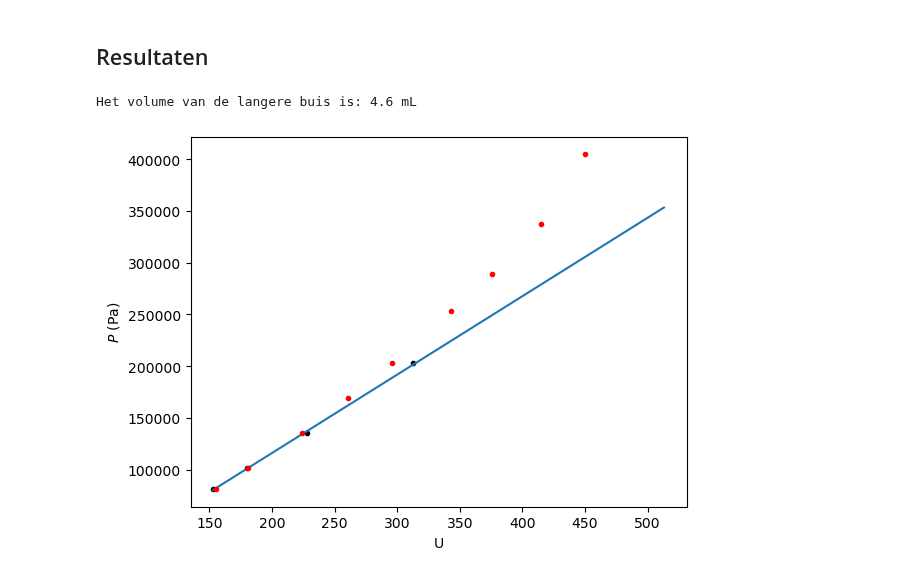
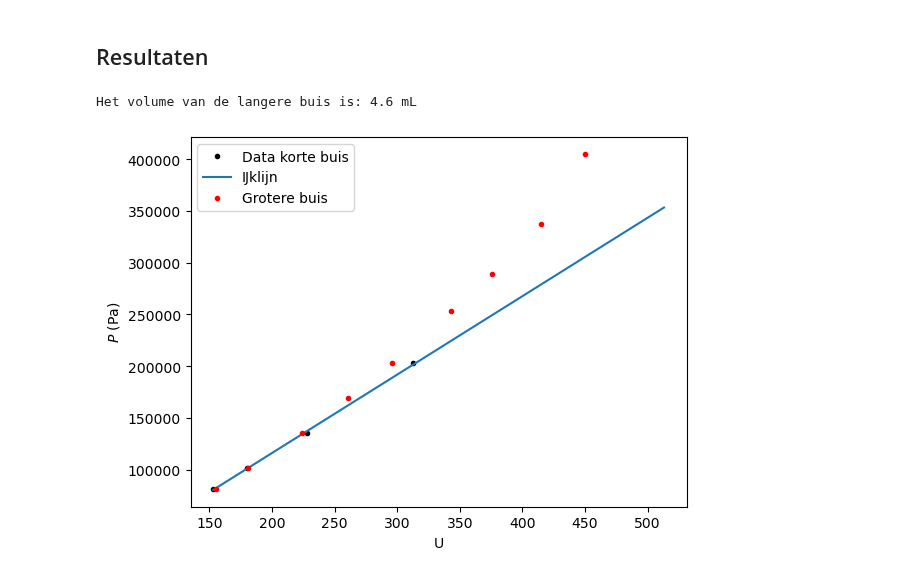
Before and after one commit to Eerkje/Annet-Erik, a Jupyter notebook: Content/Labs/druksensorijken.ipynb, the cells around one changed output. Saved outputs shown, nothing was run; the diff lists cells and outputs as text; code cells hidden in the pictures.

```diff
--- a/Content/Labs/druksensorijken.ipynb
+++ b/Content/Labs/druksensorijken.ipynb
@@ -105,27 +106,28 @@ Er geldt $P_1(V_1+V_{buis})=P_2(V_2+V_{buis})$. Hieruit volgt dat $V_b=\frac{P_2
 # %% [markdown]
 ## Resultaten
 # %%
-V_deel2 = np.array([50,40,30,24,20,16,14,12,10]) #mL bij 40 mL atm
-U_deel2 = np.array([155,181,224,261,296,343,376,415,450]) #spanning
-P_deel2_t = np.array([(4/5)*atm, atm, (4/3)*atm, (40/24)*atm, 2*atm, (40/16)*atm, (40/14)*atm, (40/12)*atm, 4*atm]) #druk in Pa
-P_deel2= val[0]*U_deel2+val[1]
+V_deel2 = np.array([50,40,30,24,20,16,14,12,10]) #mL,bij 40 mL is de druk 1 atm
+U_deel2 = np.array([155,181,224,261,296,343,376,415,450]) #gemeten spanning
+P_deel2_t = np.array([(4/5)*atm, atm, (4/3)*atm, (40/24)*atm, 2*atm, (40/16)*atm, (40/14)*atm, (40/12)*atm, 4*atm]) #druk in Pa volgens de wet van Boyle
+P_deel2= val[0]*U_deel2+val[1] #druk in Pa volgens de gemeten spanning en de ijking vna deel 1
+
+#Formule van hierboven iteratief gebruiken en gemiddelde nemen om V_buis te bepalen
 i=1
 V_b_array=np.array([])
 for i in range(len(V_deel2)):
     V_b = (P_deel2[i]*V_deel2[i]-P_deel2[i-1]*V_deel2[i-1])/(P_deel2[i-1]-P_deel2[i])
     V_b_array = np.append(V_b_array, V_b)
-
-
 print('Het volume van de langere buis is:', round(np.average(V_b_array),1), 'mL')
 
 #grafiek
 plt.figure()
 plt.xlabel('U')
 plt.ylabel('$P$ (Pa)')
-plt.plot(U, P, 'k.', label='Data')
-plt.plot( U_fit, P_fit, label= 'Curve_fit')
+plt.plot(U, P, 'k.', label='Data korte buis')
+plt.plot( U_fit, P_fit, label= 'IJklijn')
 plt.plot(U_deel2,P_deel2_t, 'r.' ,label='Grotere buis')
+plt.legend()
 plt.show()
 # %% [output]
 Het volume van de langere buis is: 4.6 mL
-[figure, old version]
+[figure, new version]
```
Also changed, not shown: parts of 1 cell of this notebook, 2 other files.
